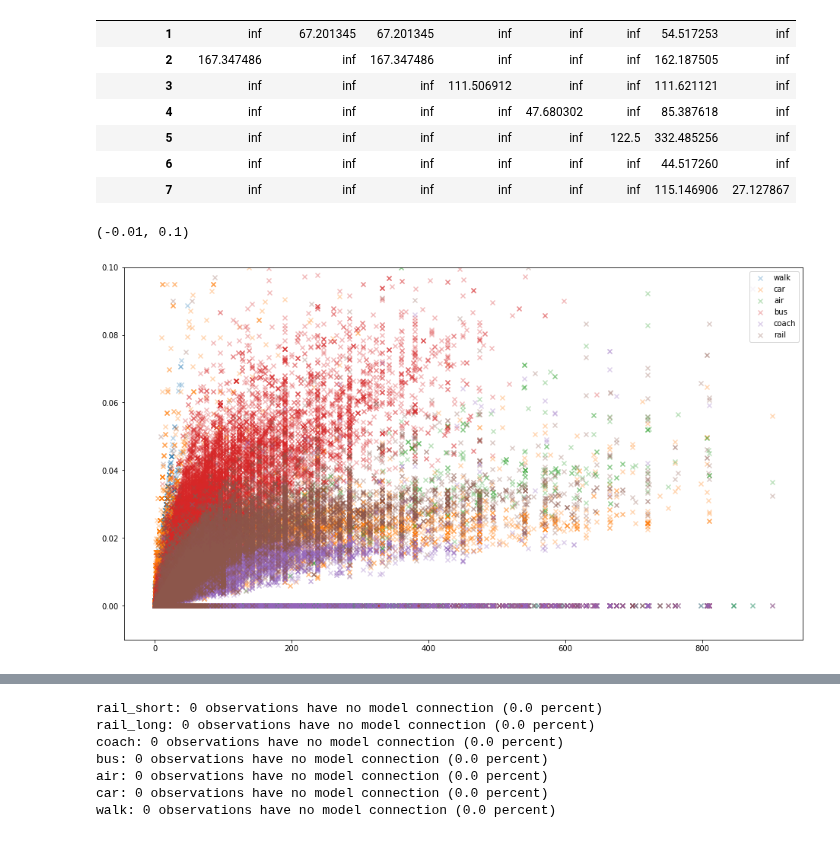
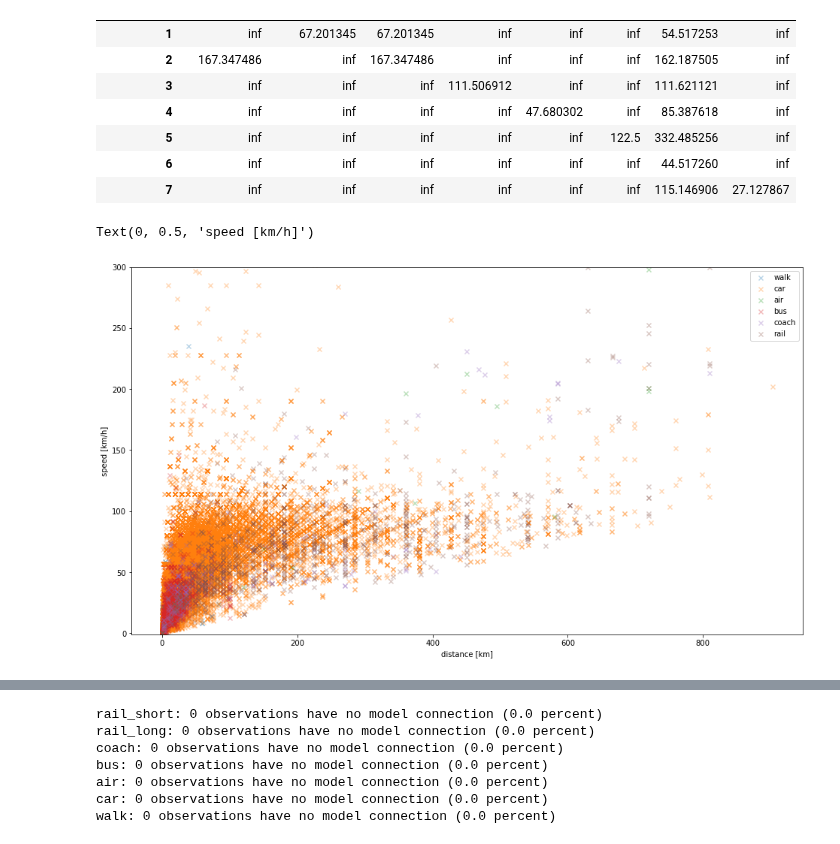
Before and after one commit to marlinarnz/quetzal_germany, a Jupyter notebook: notebooks/cal11_los_columns.ipynb, the cells around one changed output, grey strips where cells are left out. Cells and saved outputs as stored; diff of their text form; code cells hidden in the pictures.

```diff
--- a/notebooks/cal11_los_columns.ipynb
+++ b/notebooks/cal11_los_columns.ipynb
@@ -134,16 +134,21 @@ trips.groupby('mode_model').agg(
 | 6 | inf | inf | inf | inf | inf | inf | 44.517260 | inf |
 | 7 | inf | inf | inf | inf | inf | inf | 115.146906 | 27.127867 |
 # %%
+# Check speeds
 modes = [#('rail_long', 2), ('rail_short', 1),
          ('rail',2), ('coach',3), ('bus',4), ('air',5), ('car',6), ('walk',7)]
+speeders = trips.iloc[0:0].copy()
 t = trips.copy()
 fig, ax = plt.subplots(figsize=(16,9))
 for m, i in modes[::-1]:
-    #t = trips.loc[trips['mode_model']==i].copy()
-    t[m+'_s'] = t['distance'] / t['time_'+m] / 60
+    t = trips.loc[trips['mode_model']==i].copy() # Show only observations, not imputated time
+    t[m+'_s'] = t['distance'] / (t['time_'+m] / 60)
     plt.scatter(t['distance'], t[m+'_s'], marker='x', alpha=.3, label=m)
+    speeders = pd.concat([speeders, t.loc[t[m+'_s']>100]])
 plt.legend()
-plt.ylim(-0.01, 0.1)
+plt.ylim(-1, 300)
+ax.set_xlabel('distance [km]')
+ax.set_ylabel('speed [km/h]')
 # %% [output]
-(-0.01, 0.1)
+Text(0, 0.5, 'speed [km/h]')
-[figure, old version]
+[figure, new version]
```
Also changed, not shown: parts of 8 cells of this notebook, 7 other files.
